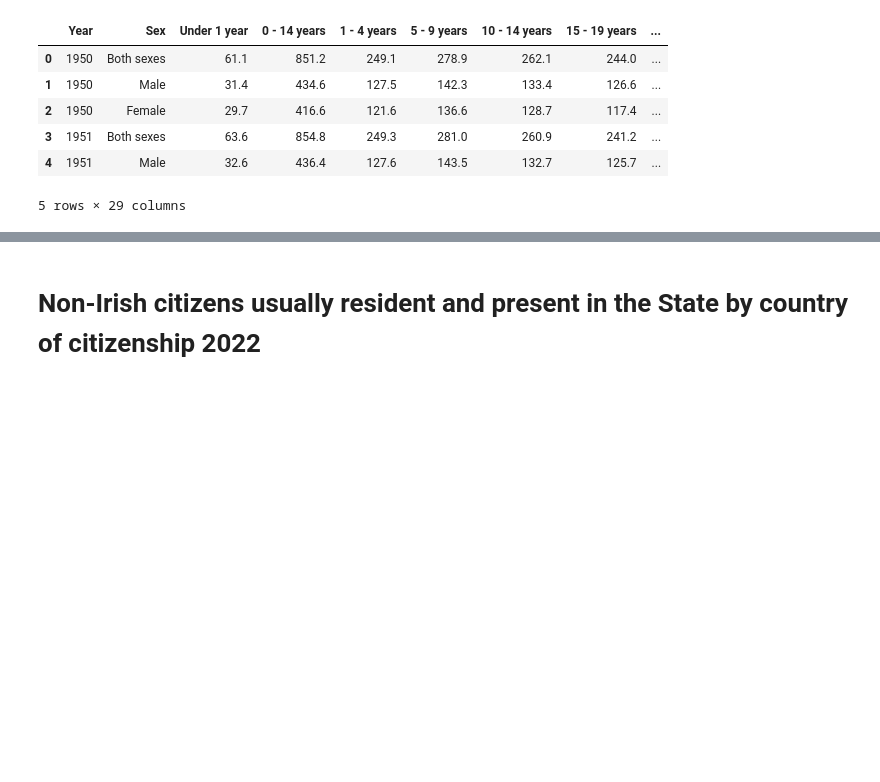
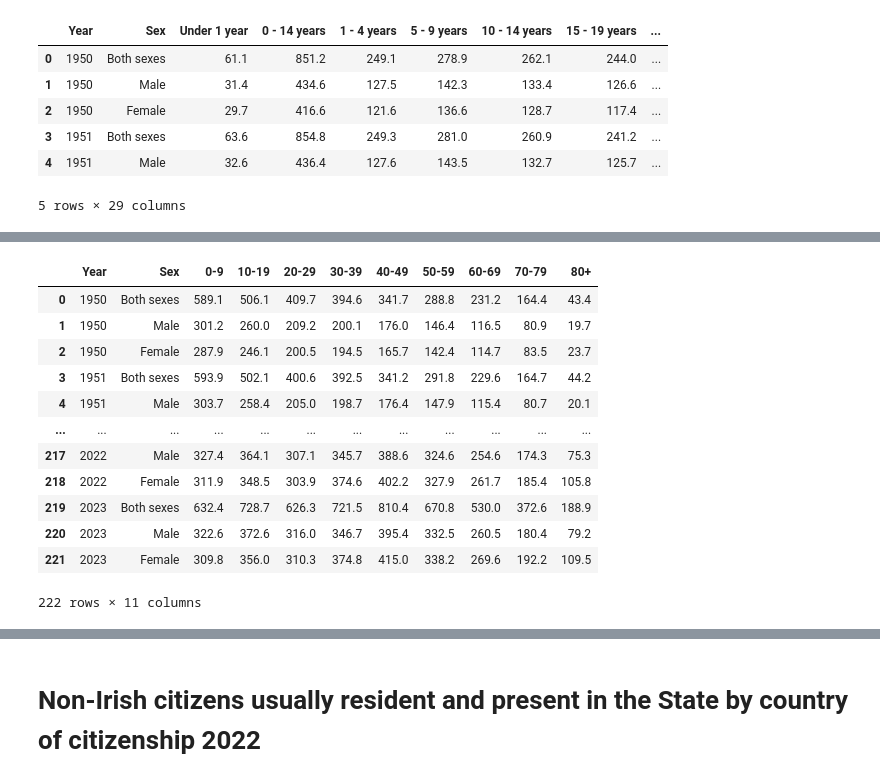
Before and after one commit to diagarmar29/Population-in-Ireland.-1st-Assesment, a Jupyter notebook: Population in Ireland.ipynb, the cells around one changed output, grey strips where cells are left out. Cells and saved outputs as stored; diff of their text form; code cells hidden in the pictures; blank space fills up the shorter version.

```diff
--- a/Population in Ireland.ipynb
+++ b/Population in Ireland.ipynb
@@ -623,0 +435,17 @@ PEA.head()
+# %%
+PEA_ages = PEA[['Year','Sex','0-9','10-19','20-29','30-39','40-49','50-59','60-69','70-79','80+']]
+PEA_ages
+# %% [output]
+|  | Year | Sex | 0-9 | 10-19 | 20-29 | 30-39 | 40-49 | 50-59 | 60-69 | 70-79 | 80+ |
+| 0 | 1950 | Both sexes | 589.1 | 506.1 | 409.7 | 394.6 | 341.7 | 288.8 | 231.2 | 164.4 | 43.4 |
+| 1 | 1950 | Male | 301.2 | 260.0 | 209.2 | 200.1 | 176.0 | 146.4 | 116.5 | 80.9 | 19.7 |
+| 2 | 1950 | Female | 287.9 | 246.1 | 200.5 | 194.5 | 165.7 | 142.4 | 114.7 | 83.5 | 23.7 |
+| 3 | 1951 | Both sexes | 593.9 | 502.1 | 400.6 | 392.5 | 341.2 | 291.8 | 229.6 | 164.7 | 44.2 |
+| 4 | 1951 | Male | 303.7 | 258.4 | 205.0 | 198.7 | 176.4 | 147.9 | 115.4 | 80.7 | 20.1 |
+| ... | ... | ... | ... | ... | ... | ... | ... | ... | ... | ... | ... |
+| 217 | 2022 | Male | 327.4 | 364.1 | 307.1 | 345.7 | 388.6 | 324.6 | 254.6 | 174.3 | 75.3 |
+| 218 | 2022 | Female | 311.9 | 348.5 | 303.9 | 374.6 | 402.2 | 327.9 | 261.7 | 185.4 | 105.8 |
+| 219 | 2023 | Both sexes | 632.4 | 728.7 | 626.3 | 721.5 | 810.4 | 670.8 | 530.0 | 372.6 | 188.9 |
+| 220 | 2023 | Male | 322.6 | 372.6 | 316.0 | 346.7 | 395.4 | 332.5 | 260.5 | 180.4 | 79.2 |
+| 221 | 2023 | Female | 309.8 | 356.0 | 310.3 | 374.8 | 415.0 | 338.2 | 269.6 | 192.2 | 109.5 |
+222 rows × 11 columns
```
Also changed, not shown: parts of 95 cells of this notebook.
